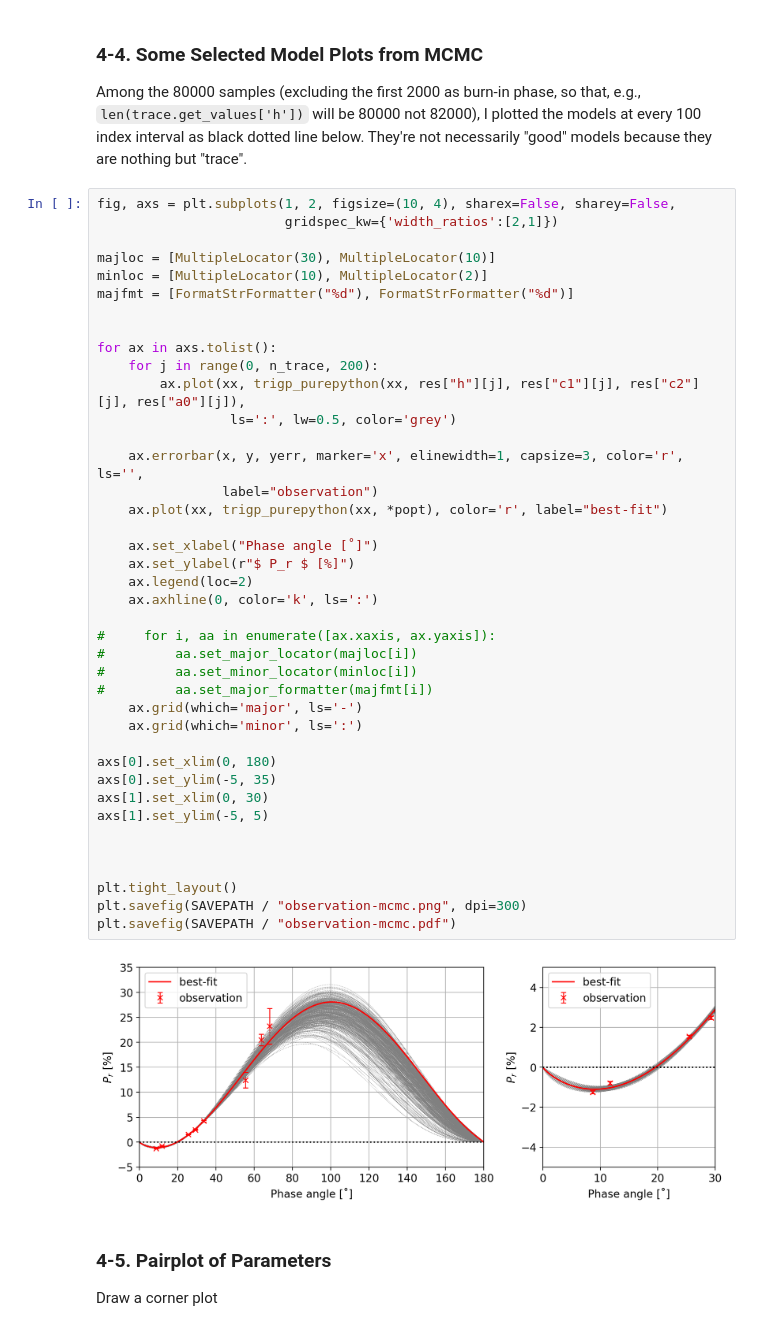
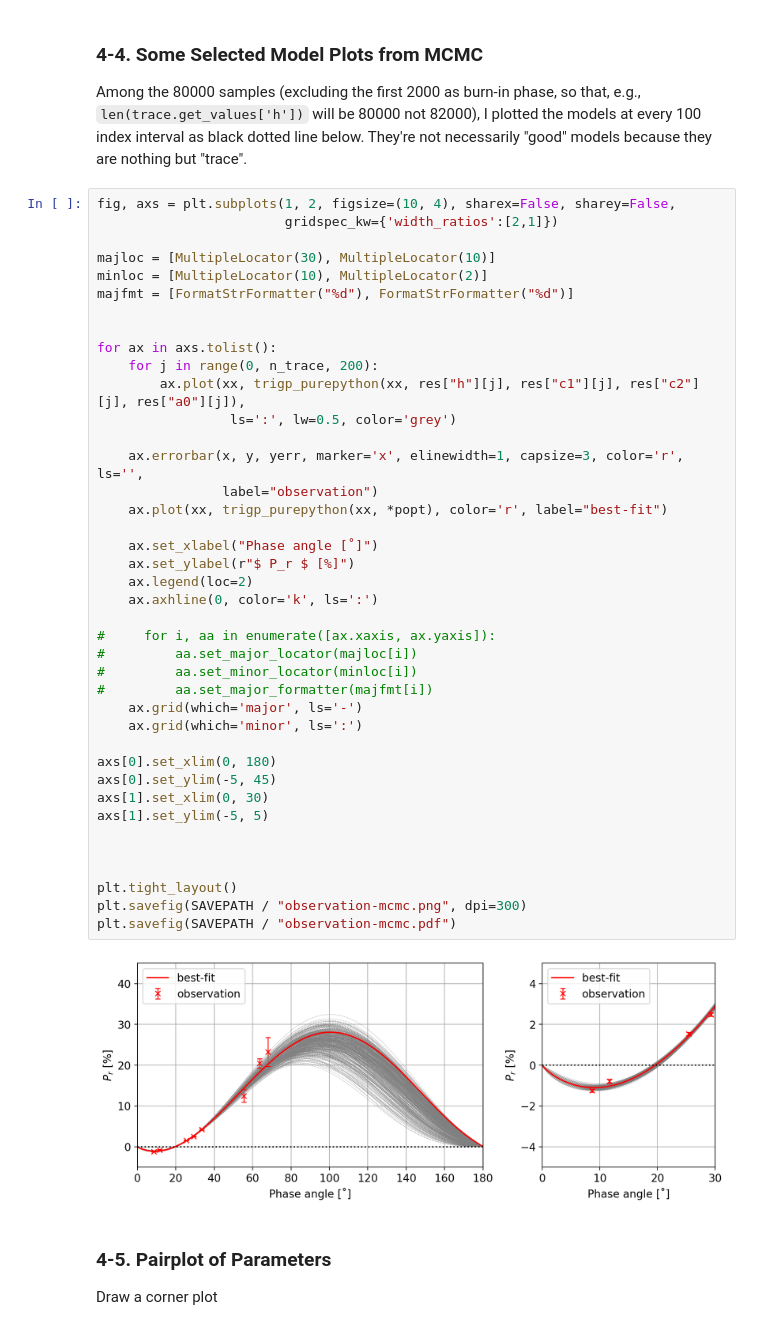
Before and after one commit to ysBach/IshiguroM_etal_155140_2005UD, a Jupyter notebook: polarimetry/pol_analyzer.ipynb, the cells around one changed output. Cells and saved outputs as stored; diff of their text form.

```diff
--- a/polarimetry/pol_analyzer.ipynb
+++ b/polarimetry/pol_analyzer.ipynb
@@ -494,35 +511,35 @@ for ax in axs.tolist():
     for j in range(0, n_trace, 200):
         ax.plot(xx, trigp_purepython(xx, res["h"][j], res["c1"][j], res["c2"][j], res["a0"][j]),
                  ls=':', lw=0.5, color='grey')
 
     ax.errorbar(x, y, yerr, marker='x', elinewidth=1, capsize=3, color='r', ls='',
                 label="observation")
     ax.plot(xx, trigp_purepython(xx, *popt), color='r', label="best-fit")
 
     ax.set_xlabel("Phase angle [˚]")
     ax.set_ylabel(r"$ P_r $ [%]")
     ax.legend(loc=2)
     ax.axhline(0, color='k', ls=':')
 
 #     for i, aa in enumerate([ax.xaxis, ax.yaxis]):
 #         aa.set_major_locator(majloc[i])
 #         aa.set_minor_locator(minloc[i])
 #         aa.set_major_formatter(majfmt[i])
     ax.grid(which='major', ls='-')
     ax.grid(which='minor', ls=':')
 
 axs[0].set_xlim(0, 180)
-axs[0].set_ylim(-5, 35)
+axs[0].set_ylim(-5, 45)
 axs[1].set_xlim(0, 30)
 axs[1].set_ylim(-5, 5)
 
 
 
 plt.tight_layout()
 plt.savefig(SAVEPATH / "observation-mcmc.png", dpi=300)
 plt.savefig(SAVEPATH / "observation-mcmc.pdf")
 # %% [output]
-[figure, old version]
+[figure, new version]
 # %% [markdown]
 ### 4-5. Pairplot of Parameters
 
```
Also changed, not shown: parts of 26 cells of this notebook.
